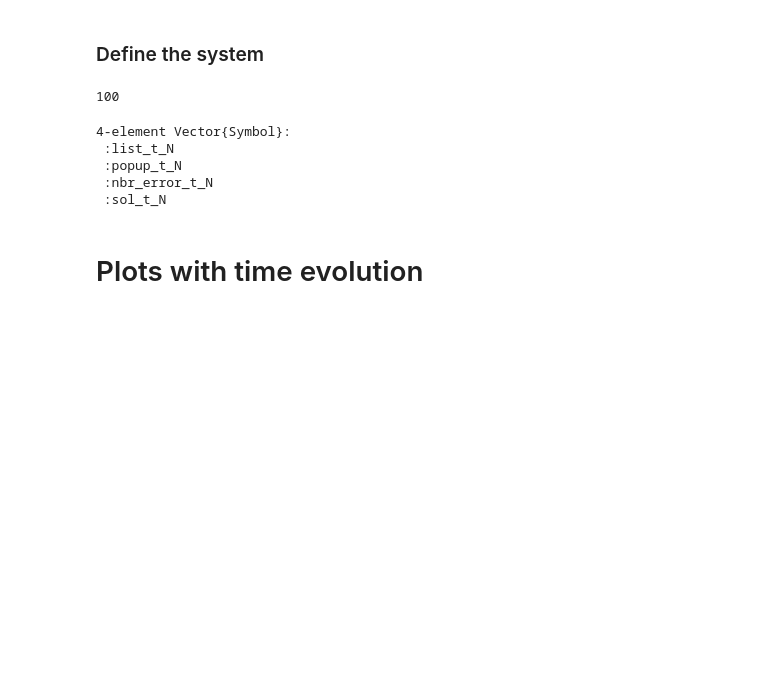
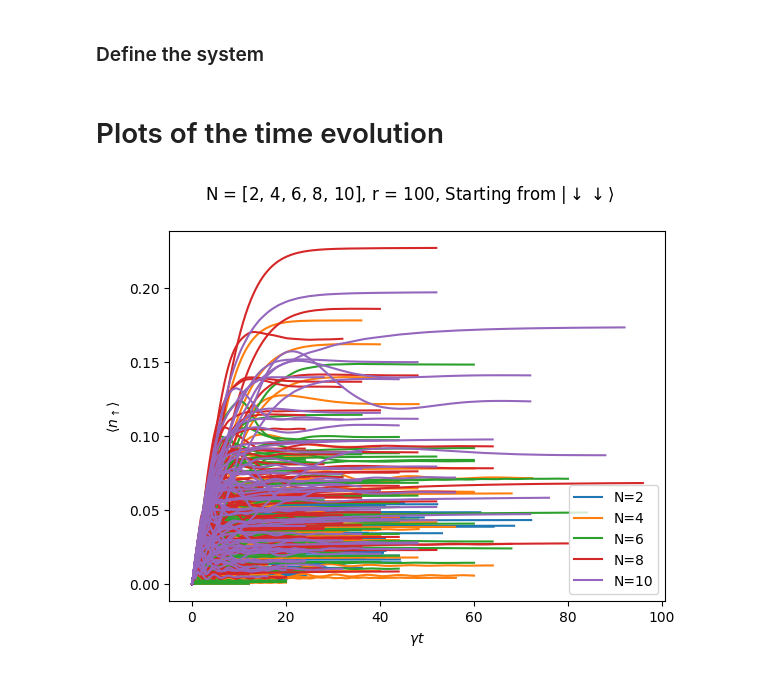
Before and after one commit to DolbeaultRemy/SR_droplets, a Jupyter notebook: QuantumCumulants/Model13/Plot_results.ipynb, the cells around one changed output. Saved outputs shown, nothing was run; the diff lists cells and outputs as text; code cells hidden in the pictures; blank space fills up the shorter version.

```diff
--- a/QuantumCumulants/Model13/Plot_results.ipynb
+++ b/QuantumCumulants/Model13/Plot_results.ipynb
@@ -7,40 +8,41 @@ using JLD2
 ### Define the system
 # %%
 # Nbr of particles
-N_list = [2:2:10;]#[6:2:6;]
+N_list = [2:2:10;]
 r = 100
+d0_lb = 5e-10 # Minimum distance between the atoms (lower boundary) in m
+λ = 421e-9
+d0_lb = d0_lb / λ
+window_t, window_var = 2, 4
+threshold_box = 1e-5; # Time over which the boxes are computed
-# %% [output]
-100
-# %%
-@load "solutions/sol_N_$(N_list)_r_$(r).jld2" list_t_N popup_t_N nbr_error_t_N sol_t_N
-# %% [output]
-4-element Vector{Symbol}:
- :list_t_N
- :popup_t_N
- :nbr_error_t_N
- :sol_t_N
 # %% [markdown]
-# Plots with time evolution
+# Plots of the time evolution
 # %%
 fig, ax = subplots()
-for i in 1:length(popup_t_N)
+list_t_N, popup_t_N, nbr_error_t_N, sol_t_N = [], [], [], []
+
+for (i, N) in enumerate(N_list)
     line = []
+    @load "solutions/sol_N_$(N)_r_$(r).jld2" sol_tasks
+    list_t, popup_t, nbr_error, sol_t =  [vcat([s[i] for s in sol_tasks]...) for i = 1:4]
+    push!(list_t_N, list_t), push!(popup_t_N, popup_t), push!(nbr_error_t_N, nbr_error), push!(sol_t_N, sol_t)
     for j in 1:length(popup_t_N[i])
         if j ∉ nbr_error_t_N[i]
             if line == []
-                line, = ax.plot(list_t_N[i][j], popup_t_N[i][j], label="N=$(N_list[i])") # N_list[i] , marker="o", markersize=1,
+                line, = ax.plot(list_t[j], popup_t[j], label="N=$(N_list[i])") # N_list[i] , marker="o", markersize=1,
             else
-                ax.plot(list_t_N[i][j], popup_t_N[i][j], color=line.get_color()) # marker="o", markersize=1,
+                ax.plot(list_t[j], popup_t[j], color=line.get_color()) # marker="o", markersize=1,
             end
         end
     end
 end
-
 
 ax.set_xlabel(L"$\gamma t$")
 ax.set_ylabel(L"$\langle  n_{\uparrow} \rangle $")
 ax.legend()
 
 suptitle("N = $N_list, r = $r, Starting from "*L"$|\downarrow \downarrow \rangle $")
 pygui(false); gcf();
 # pygui(true); show()
+# %% [output]
+[figure, added]
```
Also changed, not shown: parts of 14 cells of this notebook, 55 other files.
